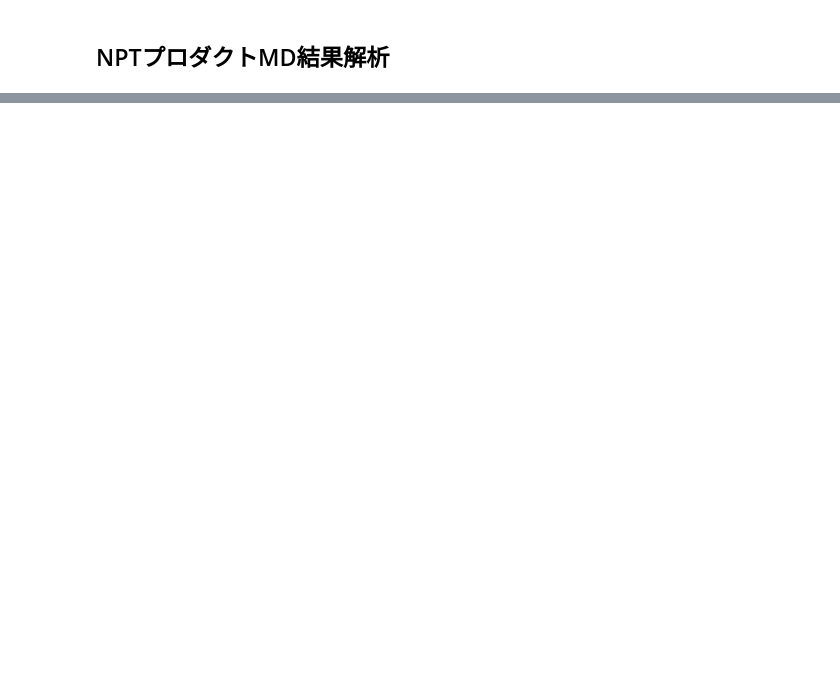
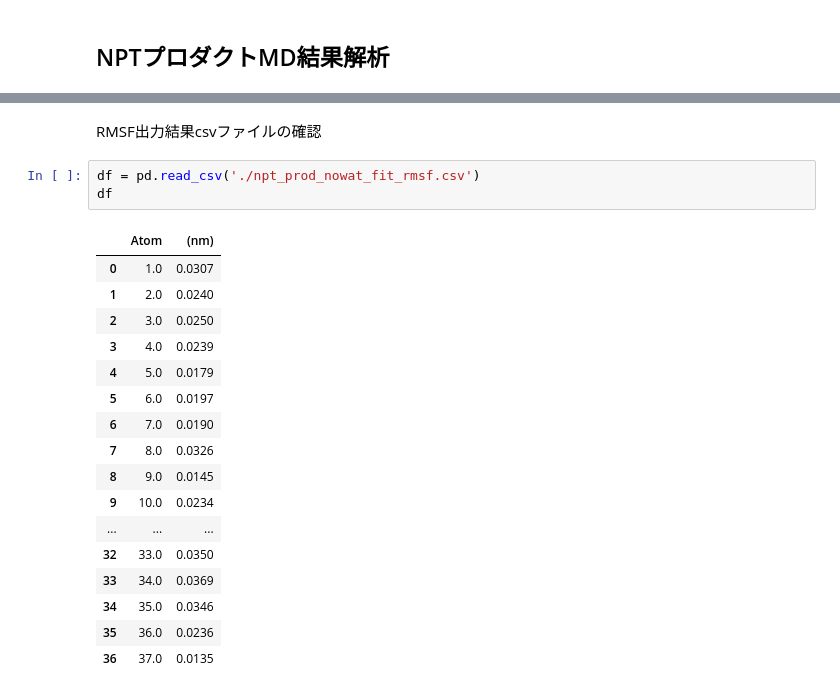
Before and after one commit to mkatouda/placingmd, a Jupyter notebook: placingmd_tutorial_jp.ipynb, the cells around one changed output, grey strips where cells are left out. Drawn from its saved outputs; the diff is of its cells as text; blank space fills up the shorter version.

```diff
--- a/placingmd_tutorial_jp.ipynb
+++ b/placingmd_tutorial_jp.ipynb
@@ -393,0 +520,23 @@ yavg:  0.09589018181818182
+# %% [markdown]
+RMSF出力結果csvファイルの確認
+# %%
+df = pd.read_csv('./npt_prod_nowat_fit_rmsf.csv')
+df
+# %% [output]
+|  | Atom | (nm) |
+| 0 | 1.0 | 0.0307 |
+| 1 | 2.0 | 0.0240 |
+| 2 | 3.0 | 0.0250 |
+| 3 | 4.0 | 0.0239 |
+| 4 | 5.0 | 0.0179 |
+| 5 | 6.0 | 0.0197 |
+| 6 | 7.0 | 0.0190 |
+| 7 | 8.0 | 0.0326 |
+| 8 | 9.0 | 0.0145 |
+| 9 | 10.0 | 0.0234 |
+| ... | ... | ... |
+| 32 | 33.0 | 0.0350 |
+| 33 | 34.0 | 0.0369 |
+| 34 | 35.0 | 0.0346 |
+| 35 | 36.0 | 0.0236 |
+| 36 | 37.0 | 0.0135 |
```
Also changed, not shown: parts of 48 cells of this notebook.
